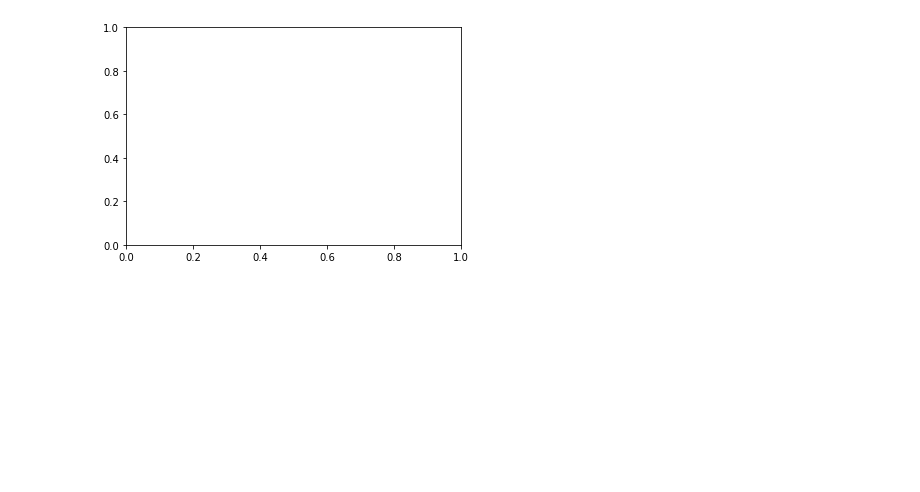
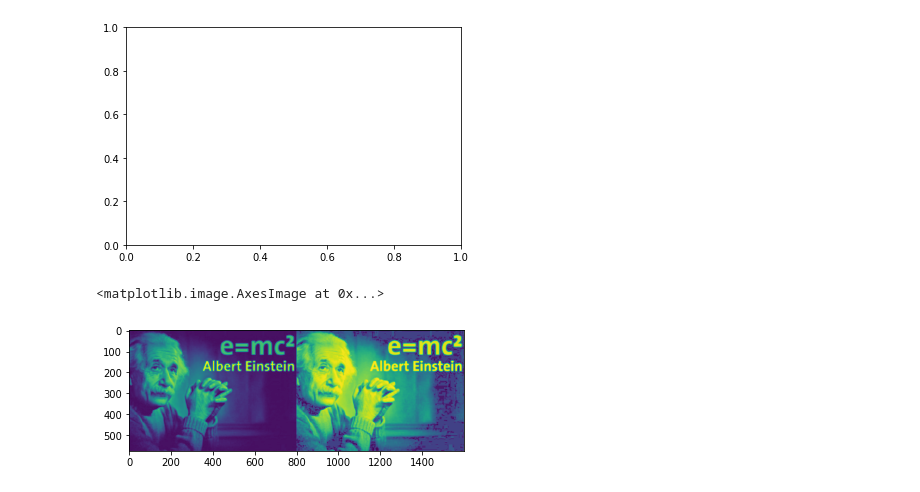
Before and after one commit to KhomZ/BE-Computer-Overall-Notes, a Jupyter notebook: BE Computer/Semester/Sem-VII/Image-Processing-n-Pattern-Recognition/IPPR-Lab/Lab1_ClassDemo.ipynb, the cells around one changed output. Drawn from its saved outputs; the diff is of its cells as text; code cells hidden in the pictures; blank space fills up the shorter version.

Commit message:
ikhom: Histogram Stretching using builtin function

```diff
--- a/BE Computer/Semester/Sem-VII/Image-Processing-n-Pattern-Recognition/IPPR-Lab/Lab1_ClassDemo.ipynb
+++ b/BE Computer/Semester/Sem-VII/Image-Processing-n-Pattern-Recognition/IPPR-Lab/Lab1_ClassDemo.ipynb
@@ -105,0 +111,18 @@ ValueError: could not broadcast input array from shape (575,) into shape (1,)
+# %%
+# Histogram Stretching using builtin function
+
+# import cv2, numpy, matplotlib
+import cv2
+import numpy as np
+import matplotlib.pyplot as plt
+
+Image = 'Sophia Robot.jpg'
+# Image = 'einstein.jpg'
+img = cv2.imread(Image, 0)
+equ = cv2.equalizeHist(img)
+res = np.hstack((img, equ))  # stacking image side-by-side
+cv2.imwrite('res.png', res)
+plt.imshow(res)
+# %% [output]
+<matplotlib.image.AxesImage at 0x...>
+[figure, added]
```
Also changed, not shown: parts of 3 cells of this notebook, 2 other files.
